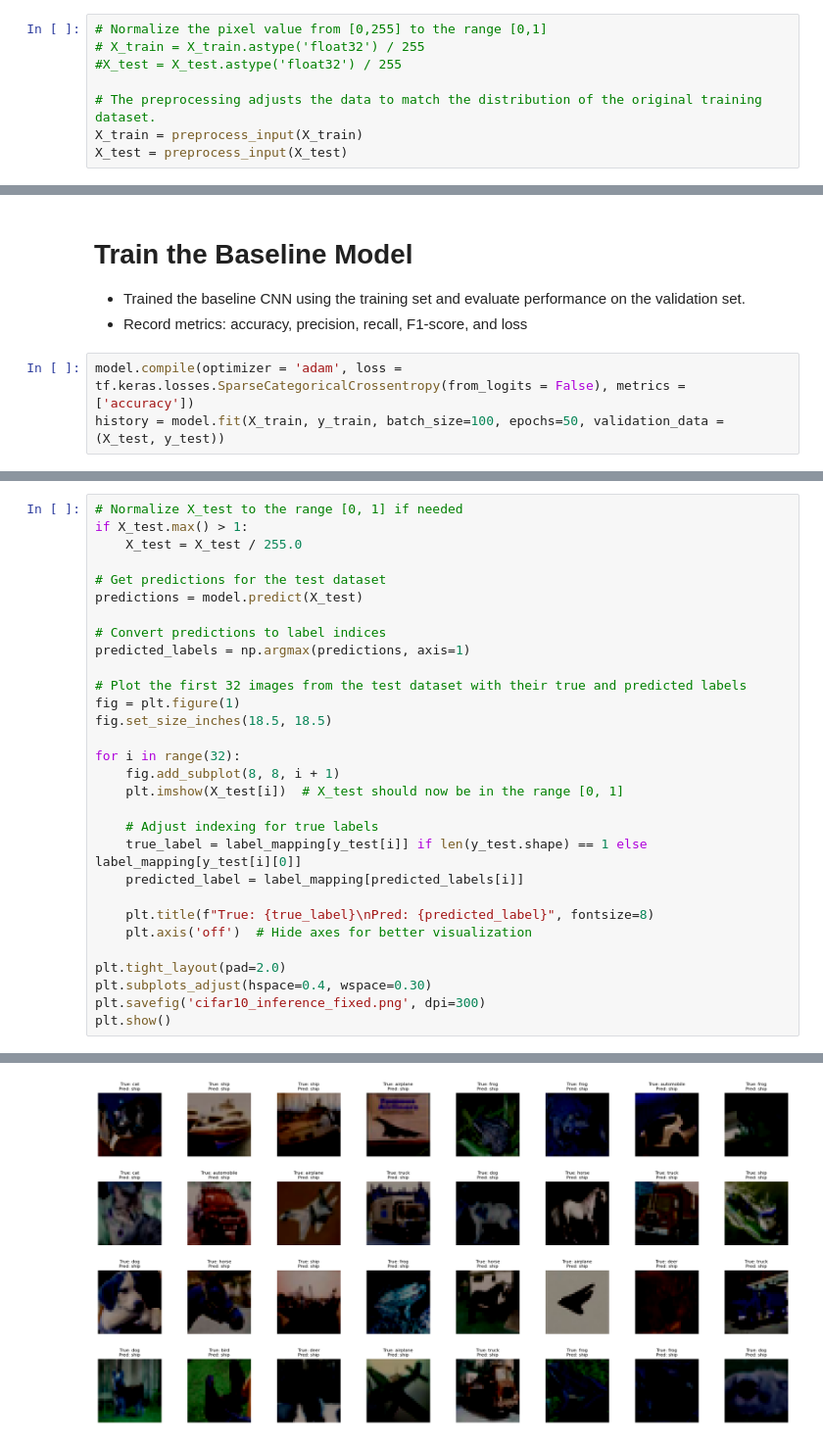
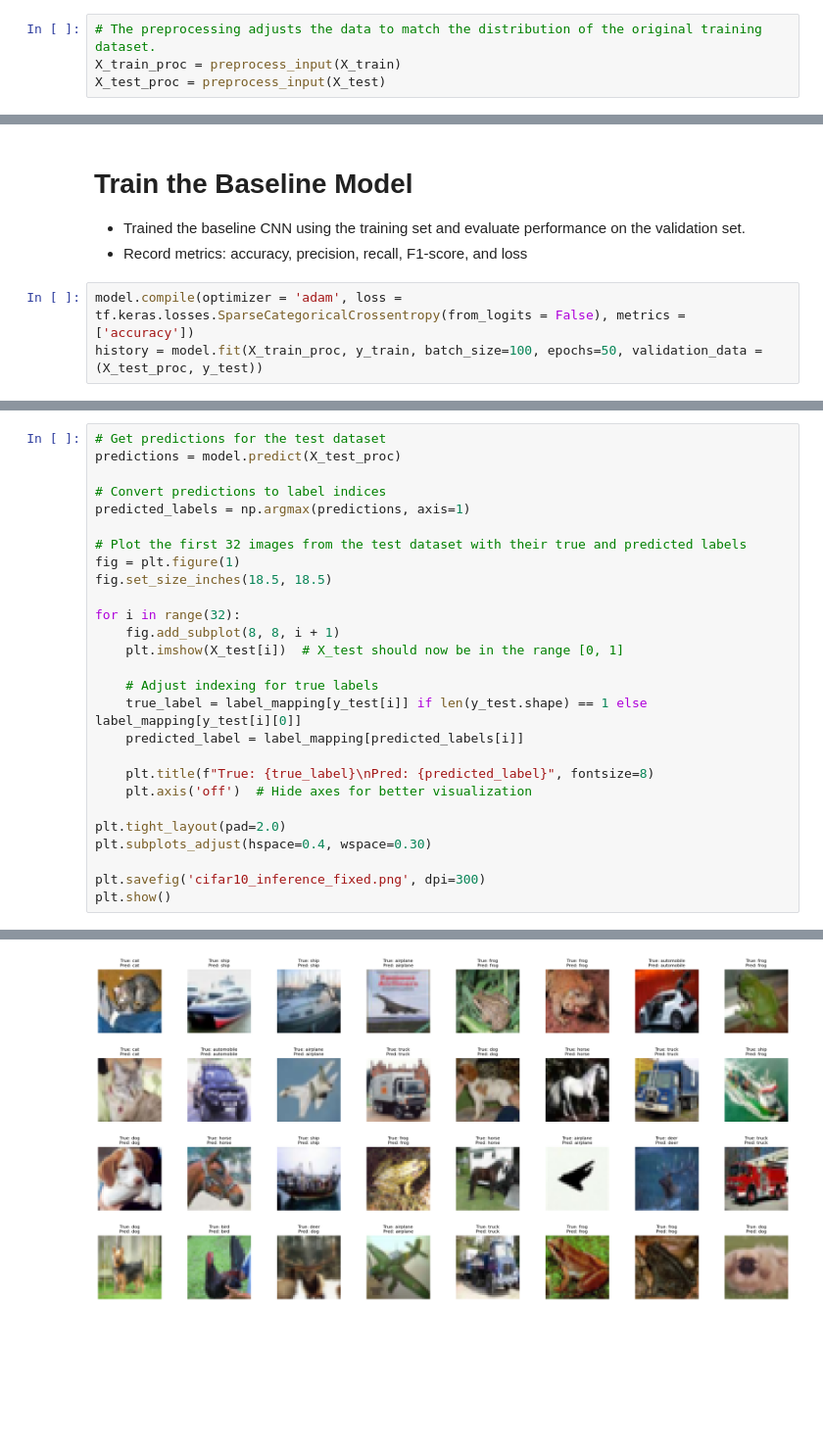
Before and after one commit to adesai1033/MATH452, a Jupyter notebook: Final Project/CNN/project2_cnn.ipynb, the cells around one changed output, grey strips where cells are left out. Shown: that part at 98% size. Drawn from its saved outputs; the diff is of its cells as text; blank space fills up the shorter version.

Commit message:
Fixed sample prediction labels

```diff
--- a/Final Project/CNN/project2_cnn.ipynb
+++ b/Final Project/CNN/project2_cnn.ipynb
@@ -42,13 +46,9 @@ plt.show()
 # %% [output]
 [figure]
 # %%
-# Normalize the pixel value from [0,255] to the range [0,1]
-# X_train = X_train.astype('float32') / 255
-#X_test = X_test.astype('float32') / 255
-
 # The preprocessing adjusts the data to match the distribution of the original training dataset.
-X_train = preprocess_input(X_train)
-X_test = preprocess_input(X_test)
+X_train_proc = preprocess_input(X_train)
+X_test_proc = preprocess_input(X_test)
 # %% [markdown]
 
 # Baseline CNN Model
@@ -121,6 +109,6 @@ Model: "sequential"
 *   Record metrics: accuracy, precision, recall, F1-score, and loss
 # %%
 model.compile(optimizer = 'adam', loss = tf.keras.losses.SparseCategoricalCrossentropy(from_logits = False), metrics = ['accuracy'])
-history = model.fit(X_train, y_train, batch_size=100, epochs=50, validation_data = (X_test, y_test))
+history = model.fit(X_train_proc, y_train, batch_size=100, epochs=50, validation_data = (X_test_proc, y_test))
 # %% [output]
 Epoch 1/50
@@ -200,10 +203,6 @@ plt.show()
 # %%
-# Normalize X_test to the range [0, 1] if needed
-if X_test.max() > 1:
-    X_test = X_test / 255.0
-
 # Get predictions for the test dataset
-predictions = model.predict(X_test)
+predictions = model.predict(X_test_proc)
 
 # Convert predictions to label indices
 predicted_labels = np.argmax(predictions, axis=1)
@@ -225,6 +224,7 @@ for i in range(32):
 
 plt.tight_layout(pad=2.0)
 plt.subplots_adjust(hspace=0.4, wspace=0.30)
+
 plt.savefig('cifar10_inference_fixed.png', dpi=300)
 plt.show()
 # %% [output]
@@ -249 +232 @@ WARNING:matplotlib.image:Clipping input data to the valid range for imshow with
-[figure, old version]
+[figure, new version]
```
Also changed, not shown: parts of 8 cells of this notebook.
